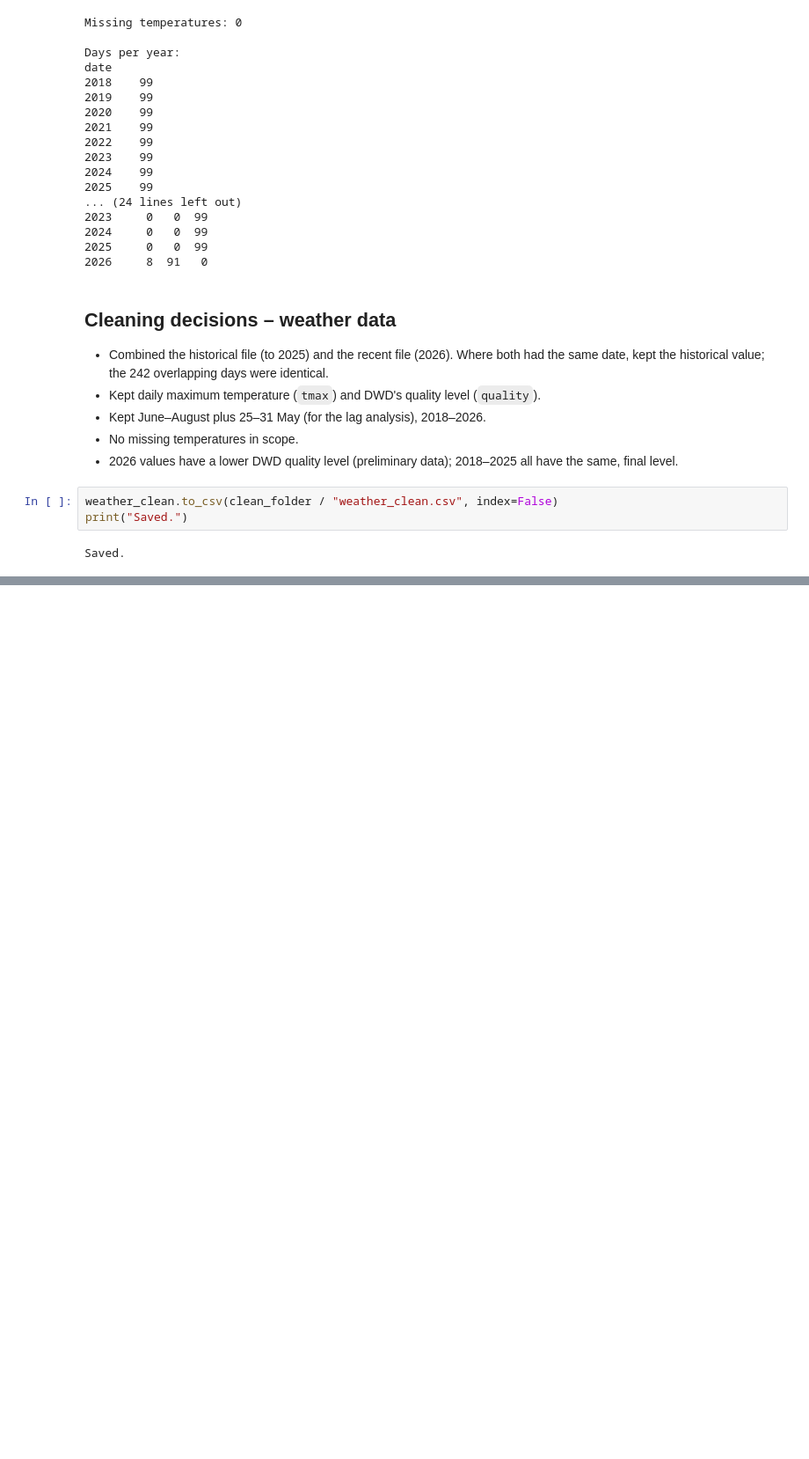
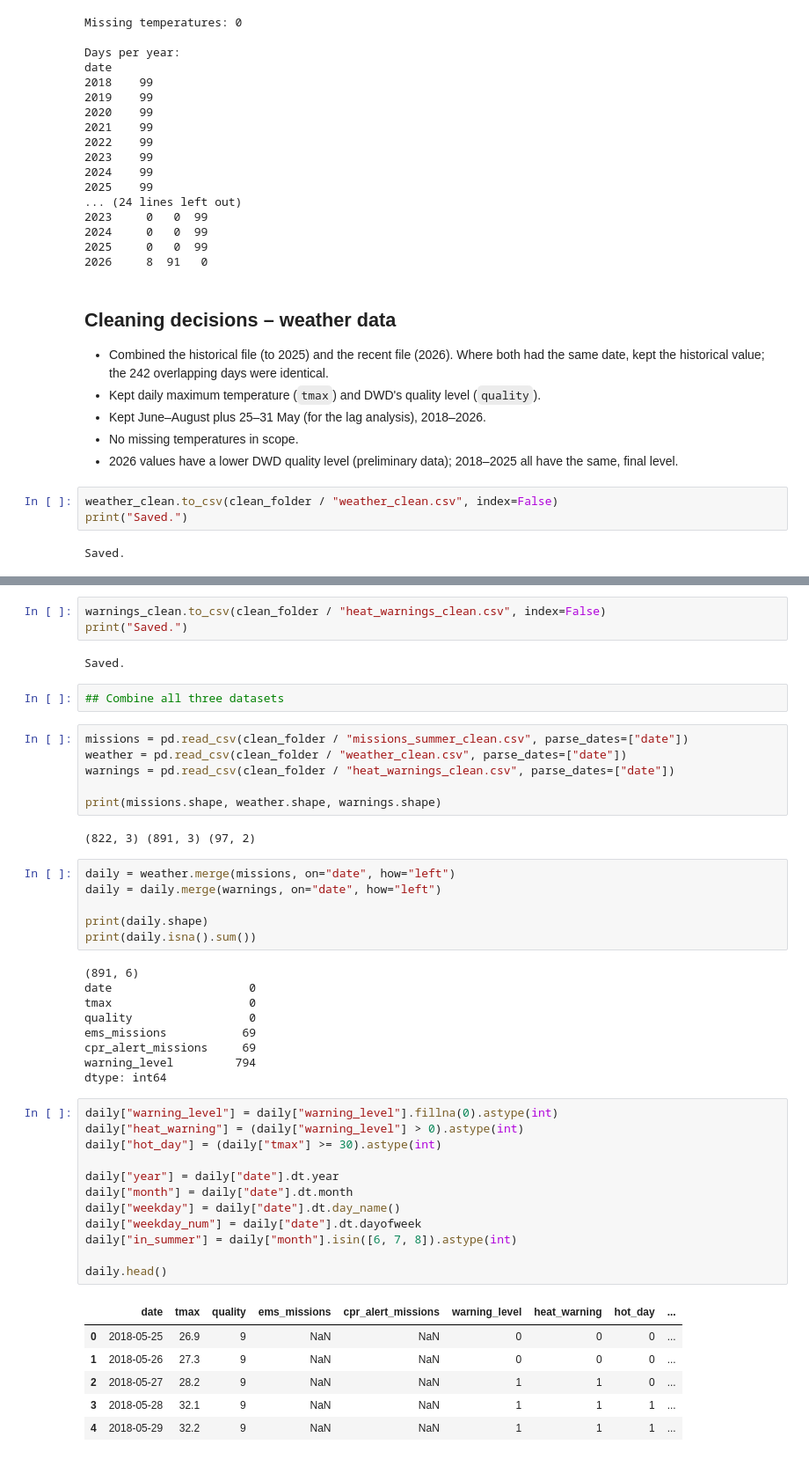
Before and after one commit to andreacarlocerri/Berlin-under-Heat, a Jupyter notebook: notebooks/02_cleaning.ipynb, the cells around one changed output, grey strips where cells are left out. Shown at 88% size. Cells and saved outputs as stored; diff of their text form; blank space fills up the shorter version.

```diff
--- a/notebooks/02_cleaning.ipynb
+++ b/notebooks/02_cleaning.ipynb
@@ -279,0 +365,49 @@ Saved.
+# %%
+warnings_clean.to_csv(clean_folder / "heat_warnings_clean.csv", index=False)
+print("Saved.")
+# %% [output]
+Saved.
+# %%
+## Combine all three datasets
+# %%
+missions = pd.read_csv(clean_folder / "missions_summer_clean.csv", parse_dates=["date"])
+weather = pd.read_csv(clean_folder / "weather_clean.csv", parse_dates=["date"])
+warnings = pd.read_csv(clean_folder / "heat_warnings_clean.csv", parse_dates=["date"])
+
+print(missions.shape, weather.shape, warnings.shape)
+# %% [output]
+(822, 3) (891, 3) (97, 2)
+# %%
+daily = weather.merge(missions, on="date", how="left")
+daily = daily.merge(warnings, on="date", how="left")
+
+print(daily.shape)
+print(daily.isna().sum())
+# %% [output]
+(891, 6)
+date                    0
+tmax                    0
+quality                 0
+ems_missions           69
+cpr_alert_missions     69
+warning_level         794
+dtype: int64
+# %%
+daily["warning_level"] = daily["warning_level"].fillna(0).astype(int)
+daily["heat_warning"] = (daily["warning_level"] > 0).astype(int)
+daily["hot_day"] = (daily["tmax"] >= 30).astype(int)
+
+daily["year"] = daily["date"].dt.year
+daily["month"] = daily["date"].dt.month
+daily["weekday"] = daily["date"].dt.day_name()
+daily["weekday_num"] = daily["date"].dt.dayofweek
+daily["in_summer"] = daily["month"].isin([6, 7, 8]).astype(int)
+
+daily.head()
+# %% [output]
+|  | date | tmax | quality | ems_missions | cpr_alert_missions | warning_level | heat_warning | hot_day | ... |
+| 0 | 2018-05-25 | 26.9 | 9 | NaN | NaN | 0 | 0 | 0 | ... |
+| 1 | 2018-05-26 | 27.3 | 9 | NaN | NaN | 0 | 0 | 0 | ... |
+| 2 | 2018-05-27 | 28.2 | 9 | NaN | NaN | 1 | 1 | 0 | ... |
+| 3 | 2018-05-28 | 32.1 | 9 | NaN | NaN | 1 | 1 | 1 | ... |
+| 4 | 2018-05-29 | 32.2 | 9 | NaN | NaN | 1 | 1 | 1 | ... |
```
Also changed, not shown: parts of 9 cells of this notebook, 11 other files.
